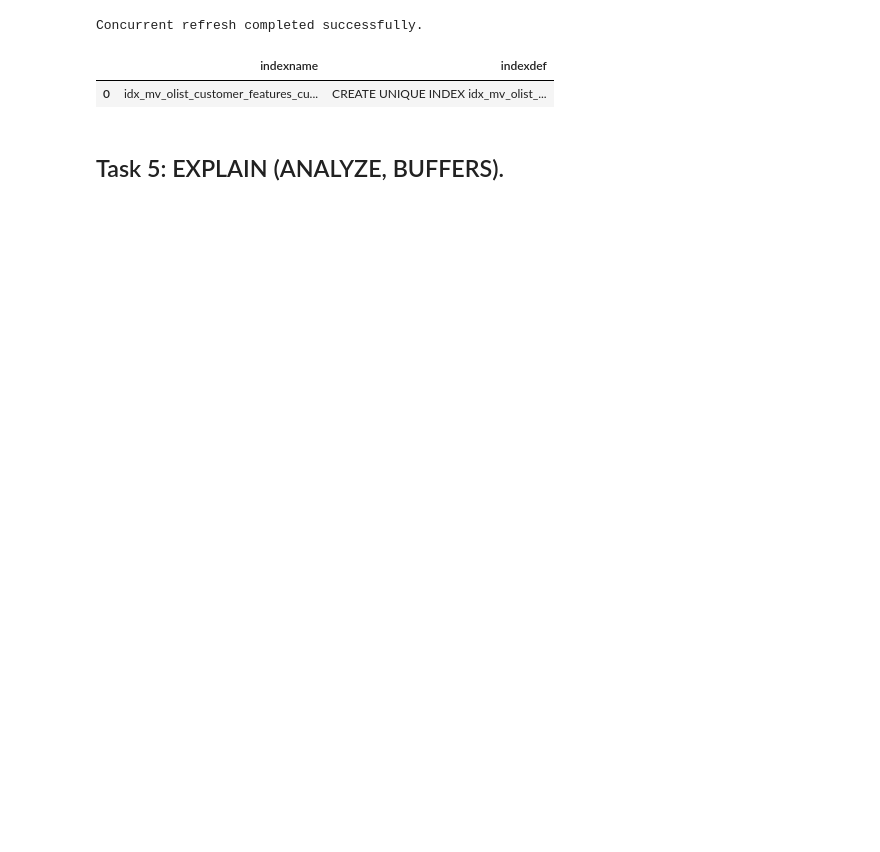
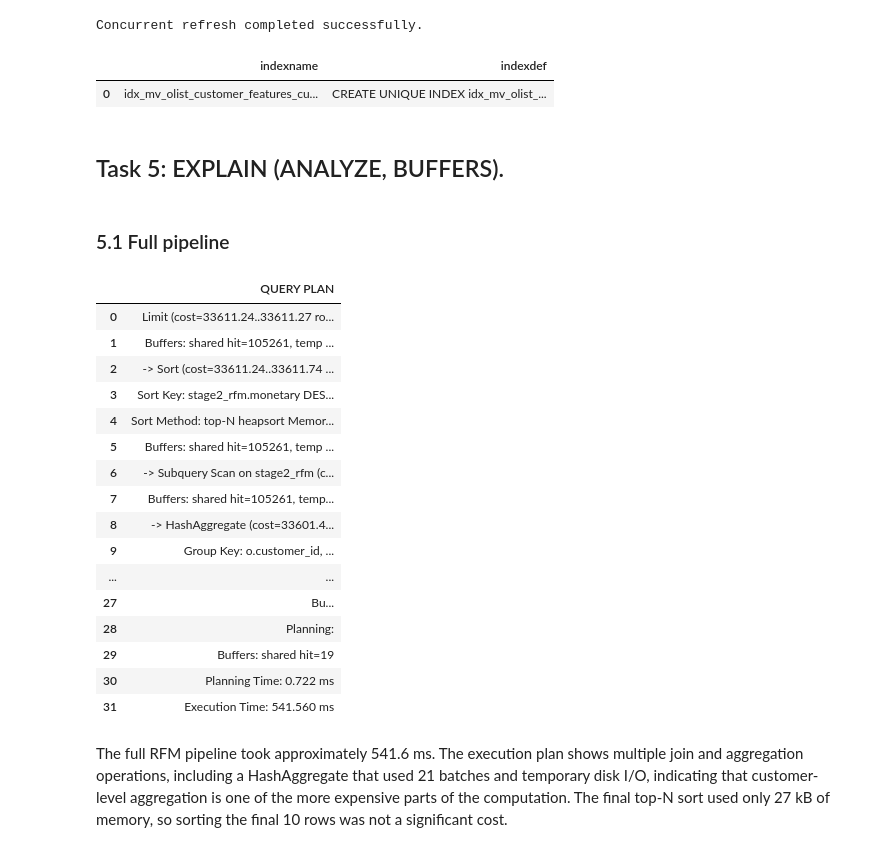
Before and after one commit to BorysZhyhalo/goit-rdb-hw-05, a Jupyter notebook: hw_5_rdb.ipynb, the cells around one changed output. Cells and saved outputs as stored; diff of their text form; code cells hidden in the pictures; blank space fills up the shorter version.

```diff
--- a/hw_5_rdb.ipynb
+++ b/hw_5_rdb.ipynb
@@ -764,3 +764,79 @@ pd.read_sql("""
 | 0 | idx_mv_olist_customer_features_cu... | CREATE UNIQUE INDEX idx_mv_olist_... |
 # %% [markdown]
 ## Task 5: EXPLAIN (ANALYZE, BUFFERS).
+# %% [markdown]
+### 5.1 Full pipeline
+# %%
+pd.read_sql("""
+
+      EXPLAIN (ANALYZE, BUFFERS)
+      WITH
+      reference_date AS (
+          SELECT (MAX(order_purchase_timestamp)::DATE + 1) AS as_of_date
+          FROM olist_orders
+      ),
+
+      stage1_orders_total AS (
+          SELECT
+              o.customer_id,
+              o.order_id,
+              o.order_status,
+              o.order_purchase_timestamp AS order_ts,
+              o.order_purchase_timestamp::DATE AS order_date,
+              COALESCE(
+                  SUM(
+                      COALESCE(oi.price, 0)
+                      + COALESCE(oi.freight_value, 0)
+                  ),
+                  0
+              )::NUMERIC(12, 2) AS order_total
+          FROM olist_orders AS o
+          LEFT JOIN olist_order_items AS oi
+              ON oi.order_id = o.order_id
+          GROUP BY
+              o.customer_id,
+              o.order_id,
+              o.order_status,
+              o.order_purchase_timestamp
+      ),
+
+      stage2_rfm AS (
+          SELECT
+              s.customer_id,
+              (rd.as_of_date - MAX(s.order_date))::INTEGER AS recency_days,
+              COUNT(*) AS frequency,
+              SUM(s.order_total)::NUMERIC(12, 2) AS monetary,
+              MIN(s.order_date) AS first_order_date
+          FROM stage1_orders_total AS s
+          CROSS JOIN reference_date AS rd
+          GROUP BY
+              s.customer_id,
+              rd.as_of_date
+      )
+
+      SELECT *
+      FROM stage2_rfm
+      ORDER BY monetary DESC NULLS LAST
+      LIMIT 10;
+
+""", engine)
+# %% [output]
+|  | QUERY PLAN |
+| 0 | Limit (cost=33611.24..33611.27 ro... |
+| 1 | Buffers: shared hit=105261, temp ... |
+| 2 | -> Sort (cost=33611.24..33611.74 ... |
+| 3 | Sort Key: stage2_rfm.monetary DES... |
+| 4 | Sort Method: top-N heapsort Memor... |
+| 5 | Buffers: shared hit=105261, temp ... |
+| 6 | -> Subquery Scan on stage2_rfm (c... |
+| 7 | Buffers: shared hit=105261, temp... |
+| 8 | -> HashAggregate (cost=33601.4... |
+| 9 | Group Key: o.customer_id, ... |
+| ... | ... |
+| 27 | Bu... |
+| 28 | Planning: |
+| 29 | Buffers: shared hit=19 |
+| 30 | Planning Time: 0.722 ms |
+| 31 | Execution Time: 541.560 ms |
+# %% [markdown]
+The full RFM pipeline took approximately 541.6 ms. The execution plan shows multiple join and aggregation operations, including a HashAggregate that used 21 batches and temporary disk I/O, indicating that customer-level aggregation is one of the more expensive parts of the computation. The final top-N sort used only 27 kB of memory, so sorting the final 10 rows was not a significant cost.
```
